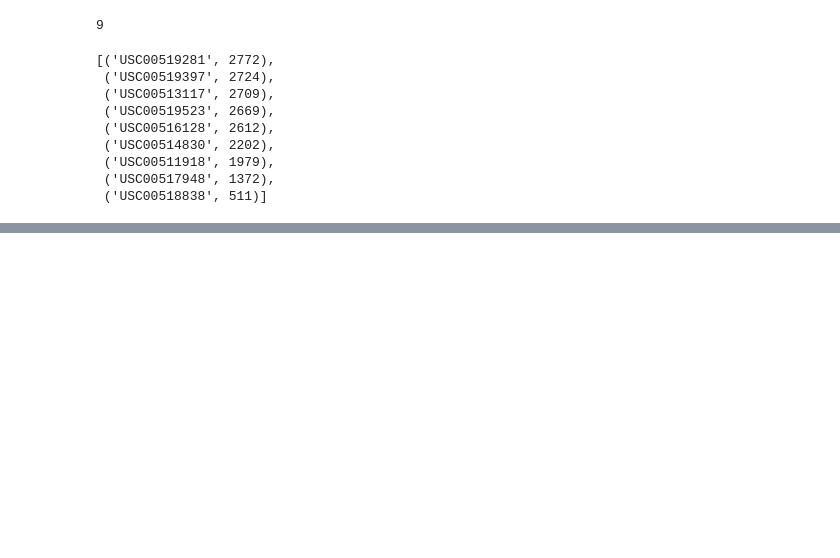
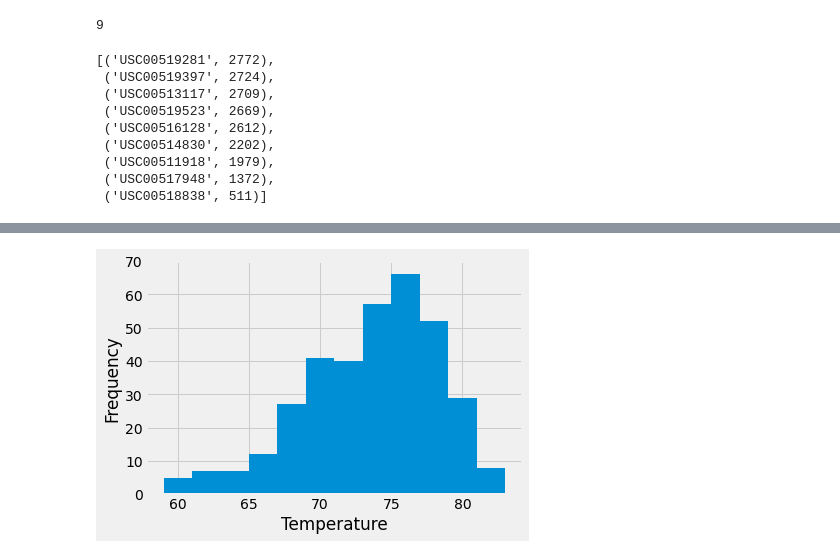
Before and after one commit to amudd10/sql-alchemy-challenge2.0, a Jupyter notebook: Hawaii_climate_analysis.ipynb, the cells around one changed output, grey strips where cells are left out. Drawn from its saved outputs; the diff is of its cells as text; code cells hidden in the pictures; blank space fills up the shorter version.

```diff
--- a/Hawaii_climate_analysis.ipynb
+++ b/Hawaii_climate_analysis.ipynb
@@ -196,0 +211,6 @@ active_stations
+# %%
+year_tobs_data = (session.query(Measurement.date, Measurement.tobs)
+                  .filter(Measurement.date > query_date)
+                  .filter(Measurement.station=='USC00519281')
+                  .all())
+year_tobs_data
@@ -196,0 +235,6 @@ active_stations
+# %%
+# Save the query results as a Pandas DataFrame and set the index to the date column
+year_tobs_df = pd.DataFrame(year_tobs_data, columns=['date', 'tobs'])
+year_tobs_df['date'] = pd.to_datetime(year_tobs_df['date'])
+year_tobs_df.set_index('date', inplace=True)
+year_tobs_df.head()
@@ -196,0 +249,8 @@ active_stations
+# %%
+plt.hist(year_tobs_df['tobs'],bins=12)
+plt.xlabel('Temperature')
+plt.ylabel('Frequency')
+plt.ylim(0,70)
+plt.show()
+# %% [output]
+[figure, added]
```
Also changed, not shown: parts of 5 cells of this notebook.
